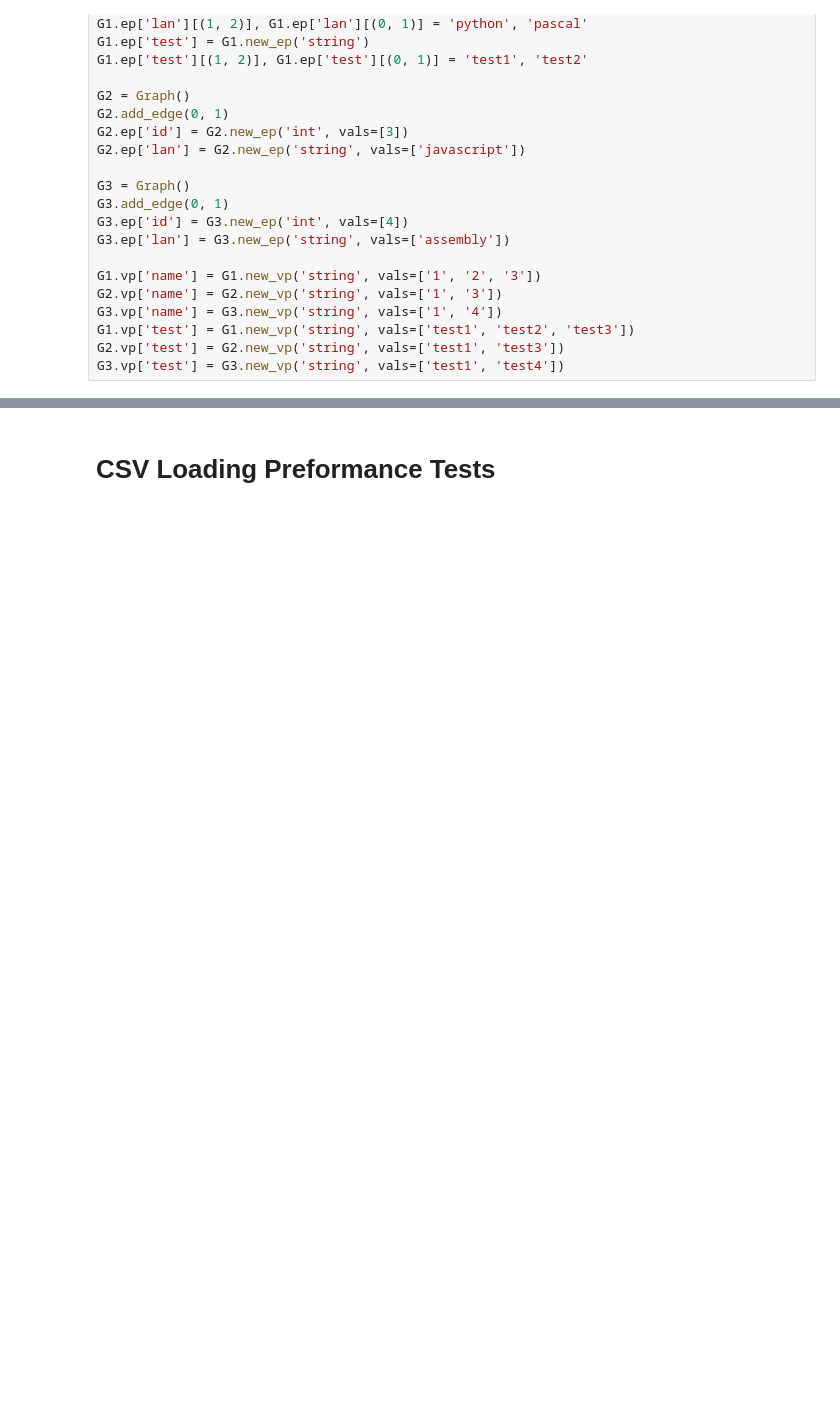
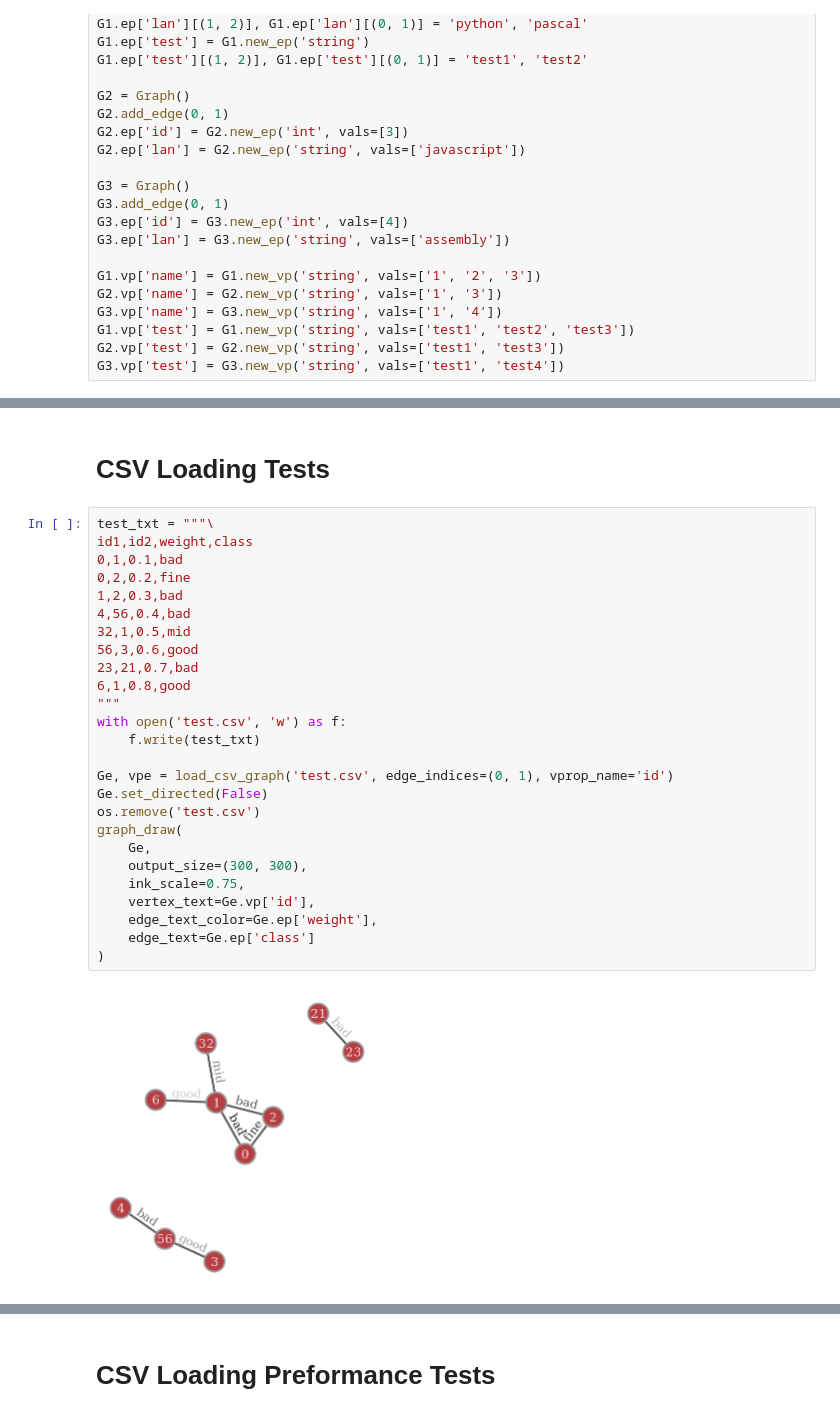
Before and after one commit to dankeg/GithubGraphML, a Jupyter notebook: test_basic.ipynb, the cells around one changed output, grey strips where cells are left out. Saved outputs shown, nothing was run; the diff lists cells and outputs as text; blank space fills up the shorter version.

```diff
--- a/test_basic.ipynb
+++ b/test_basic.ipynb
@@ -44,0 +45,30 @@ graph_draw(G_comb, vertex_text=vp, edge_text=G_comb.ep['id'], output_size=(300,
+# %% [markdown]
+# CSV Loading Tests
+# %%
+test_txt = """\
+id1,id2,weight,class
+0,1,0.1,bad
+0,2,0.2,fine
+1,2,0.3,bad
+4,56,0.4,bad
+32,1,0.5,mid
+56,3,0.6,good
+23,21,0.7,bad
+6,1,0.8,good
+"""
+with open('test.csv', 'w') as f:
+    f.write(test_txt)
+
+Ge, vpe = load_csv_graph('test.csv', edge_indices=(0, 1), vprop_name='id')
+Ge.set_directed(False)
+os.remove('test.csv')
+graph_draw(
+    Ge,
+    output_size=(300, 300),
+    ink_scale=0.75,
+    vertex_text=Ge.vp['id'],
+    edge_text_color=Ge.ep['weight'],
+    edge_text=Ge.ep['class']
+)
+# %% [output]
+[figure, added]
```
Also changed, not shown: parts of 9 cells of this notebook, 9 other files.
